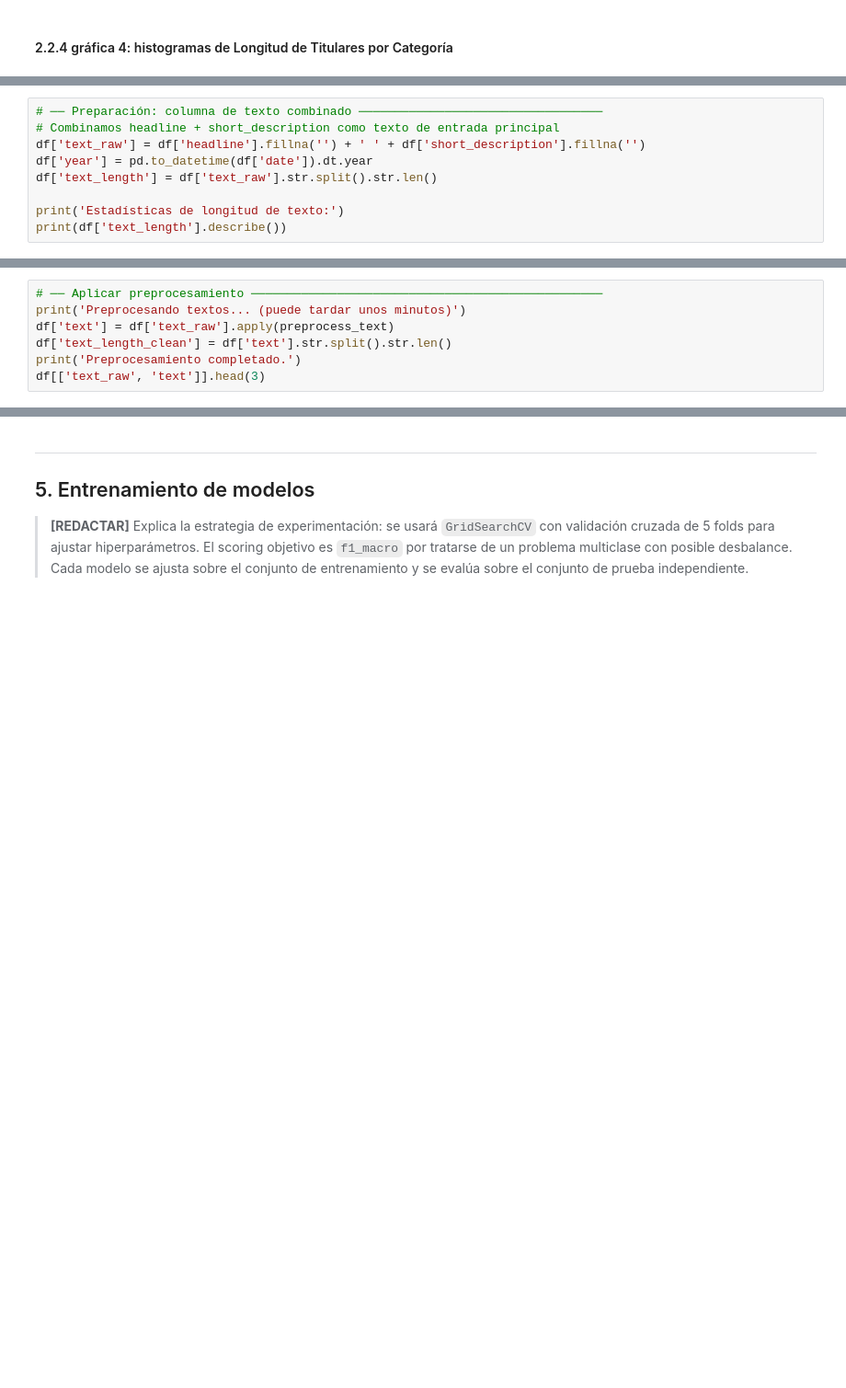
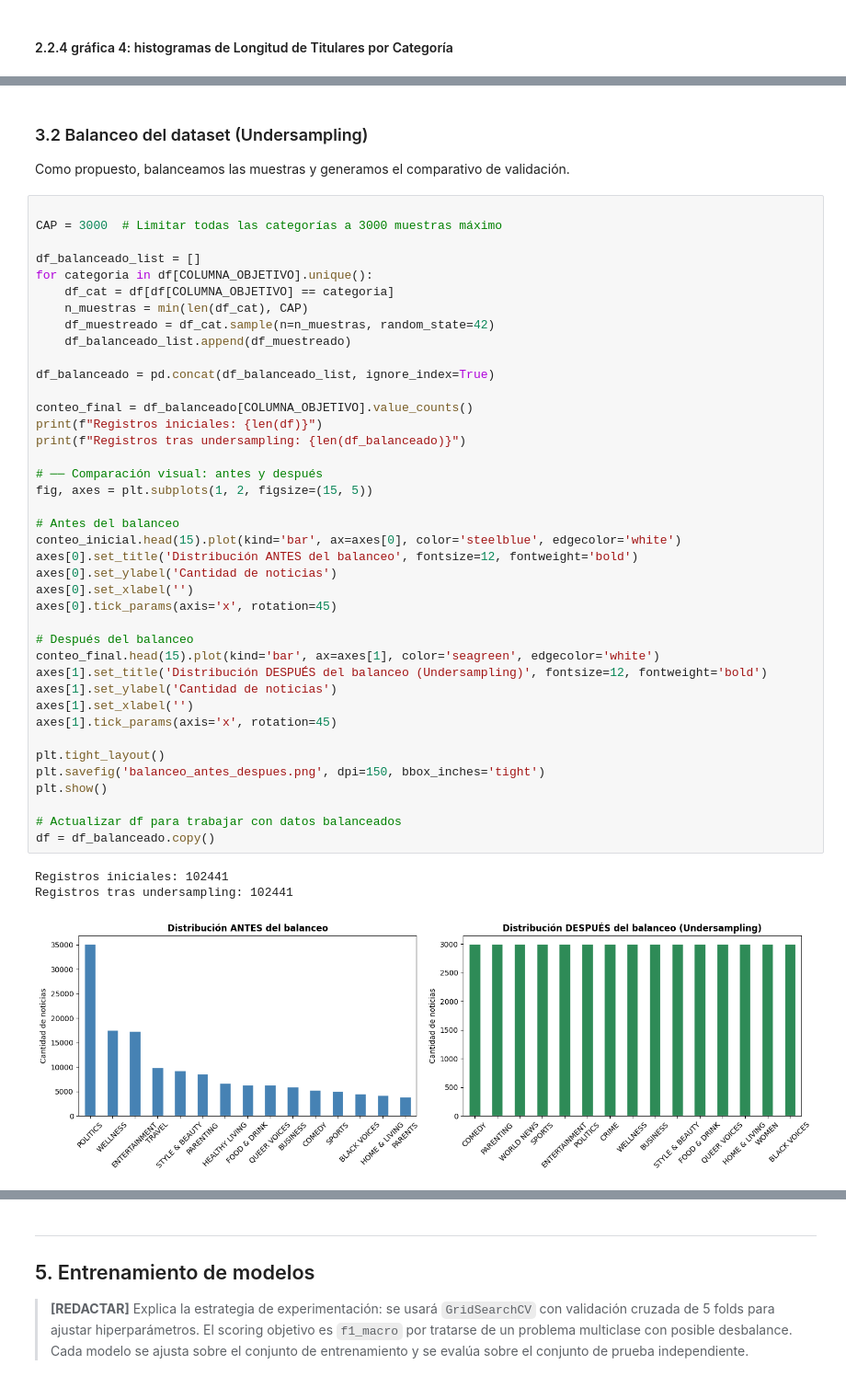
Before and after one commit to JsMartinez-dev/ML, a Jupyter notebook: Taller ML/Taller ML/proyecto_clasificacion_noticias_ml (1).ipynb, the cells around one changed output, grey strips where cells are left out. Shown at 92% size. Drawn from its saved outputs; the diff is of its cells as text; blank space fills up the shorter version.

```diff
--- a/Taller ML/Taller ML/proyecto_clasificacion_noticias_ml (1).ipynb
+++ b/Taller ML/Taller ML/proyecto_clasificacion_noticias_ml (1).ipynb
@@ -378,9 +332,0 @@ Comenzando
-# %%
-# ── Preparación: columna de texto combinado ──────────────────────────────────
-# Combinamos headline + short_description como texto de entrada principal
-df['text_raw'] = df['headline'].fillna('') + ' ' + df['short_description'].fillna('')
-df['year'] = pd.to_datetime(df['date']).dt.year
-df['text_length'] = df['text_raw'].str.split().str.len()
-
-print('Estadísticas de longitud de texto:')
-print(df['text_length'].describe())
@@ -519,7 +332,0 @@ print(f'  Procesado: {preprocess_text(ejemplo)}')
-# %%
-# ── Aplicar preprocesamiento ─────────────────────────────────────────────────
-print('Preprocesando textos... (puede tardar unos minutos)')
-df['text'] = df['text_raw'].apply(preprocess_text)
-df['text_length_clean'] = df['text'].str.split().str.len()
-print('Preprocesamiento completado.')
-df[['text_raw', 'text']].head(3)
@@ -614,0 +389,48 @@ plt.show()
+# %% [markdown]
+### 3.2 Balanceo del dataset (Undersampling)
+
+Como propuesto, balanceamos las muestras y generamos el comparativo de validación.
+# %%
+
+CAP = 3000  # Limitar todas las categorías a 3000 muestras máximo
+
+df_balanceado_list = []
+for categoria in df[COLUMNA_OBJETIVO].unique():
+    df_cat = df[df[COLUMNA_OBJETIVO] == categoria]
+    n_muestras = min(len(df_cat), CAP)
+    df_muestreado = df_cat.sample(n=n_muestras, random_state=42)
+    df_balanceado_list.append(df_muestreado)
+
+df_balanceado = pd.concat(df_balanceado_list, ignore_index=True)
+
+conteo_final = df_balanceado[COLUMNA_OBJETIVO].value_counts()
+print(f"Registros iniciales: {len(df)}")
+print(f"Registros tras undersampling: {len(df_balanceado)}")
+
+# ── Comparación visual: antes y después
+fig, axes = plt.subplots(1, 2, figsize=(15, 5))
+
+# Antes del balanceo
+conteo_inicial.head(15).plot(kind='bar', ax=axes[0], color='steelblue', edgecolor='white')
+axes[0].set_title('Distribución ANTES del balanceo', fontsize=12, fontweight='bold')
+axes[0].set_ylabel('Cantidad de noticias')
+axes[0].set_xlabel('')
+axes[0].tick_params(axis='x', rotation=45)
+
+# Después del balanceo
+conteo_final.head(15).plot(kind='bar', ax=axes[1], color='seagreen', edgecolor='white')
+axes[1].set_title('Distribución DESPUÉS del balanceo (Undersampling)', fontsize=12, fontweight='bold')
+axes[1].set_ylabel('Cantidad de noticias')
+axes[1].set_xlabel('')
+axes[1].tick_params(axis='x', rotation=45)
+
+plt.tight_layout()
+plt.savefig('balanceo_antes_despues.png', dpi=150, bbox_inches='tight')
+plt.show()
+
+# Actualizar df para trabajar con datos balanceados
+df = df_balanceado.copy()
+# %% [output]
+Registros iniciales: 102441
+Registros tras undersampling: 102441
+[figure, added]
```
Also changed, not shown: parts of 42 cells of this notebook, 9 other files.
